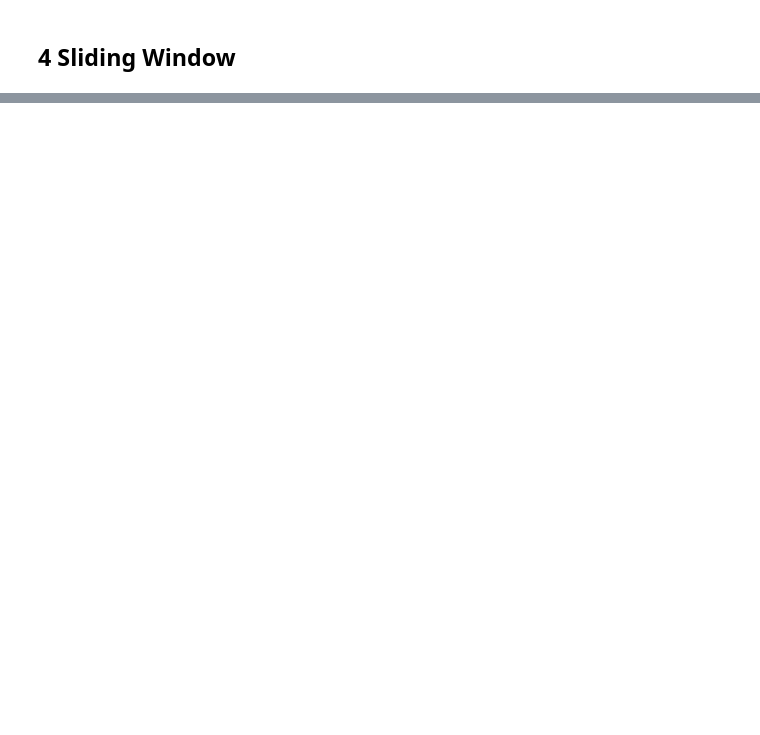
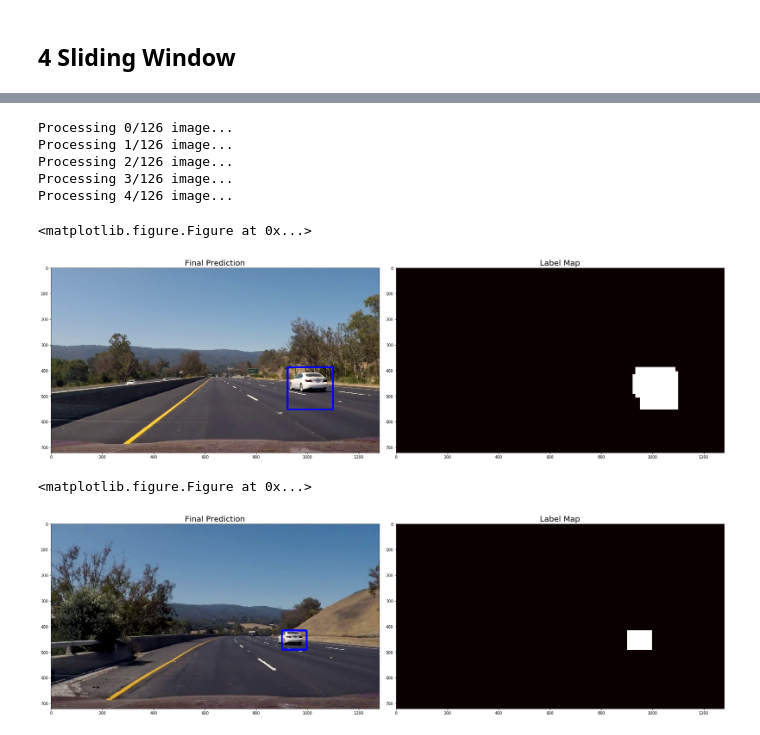
Before and after one commit to bwuzhang/CarND-Vehicle-Detection, a Jupyter notebook: Untitled.ipynb, the cells around one changed output, grey strips where cells are left out. Drawn from its saved outputs; the diff is of its cells as text; code cells hidden in the pictures; blank space fills up the shorter version.

```diff
--- a/Untitled.ipynb
+++ b/Untitled.ipynb
@@ -26,13 +26,14 @@ else:
     for path, subdirs, files in os.walk('vehicles'):
         for name in files:
             if name.endswith('.png'):
-#                 vehicle_images.append(cv2.cvtColor(cv2.imread(os.path.join(path, name)), cv2.COLOR_BGR2GRAY))
-                vehicle_images.append(cv2.imread(os.path.join(path, name)))
+                vehicle_images.append(cv2.cvtColor(cv2.imread(os.path.join(path, name)), cv2.COLOR_BGR2RGB))
+#                 vehicle_images.append(cv2.imread(os.path.join(path, name)))
     np.save('vehicle_images.npy', vehicle_images)
     for path, subdirs, files in os.walk('non-vehicles'):
         for name in files:
             if name.endswith('.png'):
-                non_vehicle_images.append(cv2.imread(os.path.join(path, name)))
+#                 non_vehicle_images.append(cv2.imread(os.path.join(path, name)))
+                non_vehicle_images.append(cv2.cvtColor(cv2.imread(os.path.join(path, name)), cv2.COLOR_BGR2RGB))
     np.save('non_vehicle_images.npy', non_vehicle_images)
 
 
@@ -305,13 +339,20 @@ def slide_window(img, x_start_stop=[None, None], y_start_stop=[None, None],
 test_images = []
 for file in os.listdir('test_images'):
     if file.endswith('.jpg'):
-        test_image = cv2.imread(os.path.join('test_images', file))
+        test_image = cv2.cvtColor(cv2.imread(os.path.join('test_images', file)), cv2.COLOR_BGR2RGB)
         test_images.append(test_image)
 print(len(test_images))
 
 frame_images = []
 for file in os.listdir('frames'):
     if file.endswith('.jpg'):
-        frame_image = cv2.imread(os.path.join('frames', file))
+        frame_image = cv2.cvtColor(cv2.imread(os.path.join('frames', file)), cv2.COLOR_BGR2RGB)
         frame_images.append(frame_image)
 print(len(frame_images))
+
+test_frame_images = []
+for file in os.listdir('test_frames'):
+    if file.endswith('.jpg'):
+        test_frame_image = cv2.cvtColor(cv2.imread(os.path.join('test_frames', file)), cv2.COLOR_BGR2RGB)
+        test_frame_images.append(test_frame_image)
+print(len(test_frame_images))
@@ -318,6 +363,6 @@ print(len(frame_images))
 # %%
-x_overlap = 0.8
-y_overlap = 0.8
+x_overlap = 0.7
+y_overlap = 0.7
 
 def pipeline(image):
     imcopy = np.copy(image)
@@ -337,9 +382,9 @@ def pipeline(image):
 #     windows.extend(slide_window(image, x_start_stop=[680, test_images[0].shape[1]],
 #                            y_start_stop=[390, 390+100],
 #                            xy_window=(75, 75), xy_overlap=(x_overlap, y_overlap)))
-    windows.extend(slide_window(image, x_start_stop=[830, test_images[0].shape[1]],
-                           y_start_stop=[350-75, test_images[0].shape[0]],
-                           xy_window=(300, 300), xy_overlap=(x_overlap, y_overlap)))
+#     windows.extend(slide_window(image, x_start_stop=[830, test_images[0].shape[1]],
+#                            y_start_stop=[350-75, test_images[0].shape[0]],
+#                            xy_window=(300, 300), xy_overlap=(x_overlap, y_overlap)))
     windows.extend(slide_window(image, x_start_stop=[716, test_images[0].shape[1]],
                            y_start_stop=[350-57, 370+225+58],
                            xy_window=(225, 225), xy_overlap=(x_overlap, y_overlap)))
@@ -361,33 +406,79 @@ def pipeline(image):
                             orient=orient, pix_per_cell=pix_per_cell,
                             cell_per_block=cell_per_block,
                             hog_channel=hog_channel, spatial_feat=spatial_feat,
                             hist_feat=hist_feat, hog_feat=hog_feat)
         normalized_feature = train_features_scaler.transform(feature.flatten().reshape([1,-1]))
         if svr.predict(normalized_feature) == 1:
             prediction_windows.append(window)
+
+
+#     for prediction_window in prediction_windows:
+#         cv2.rectangle(imcopy, prediction_window[0], prediction_window[1], (0,0,255), 6)
+
     heatmap = np.zeros((720, 1280))
 
     for prediction_window in prediction_windows:
         heatmap[prediction_window[0][1]:prediction_window[1][1], prediction_window[0][0]:prediction_window[1][0]] += 1
 
     labels = label(heatmap)
 
     for car_number in range(1, labels[1]+1):
         # Find pixels with each car_number label value
         nonzero = (labels[0] == car_number).nonzero()
         # Identify x and y values of those pixels
         nonzeroy = np.array(nonzero[0])
         nonzerox = np.array(nonzero[1])
         # Define a bounding box based on min/max x and y
         bbox = ((np.min(nonzerox), np.min(nonzeroy)), (np.max(nonzerox), np.max(nonzeroy)))
         # Draw the box on the image
         cv2.rectangle(imcopy, bbox[0], bbox[1], (0,0,255), 6)
 
-    return imcopy
+#     return imcopy, np.clip(heatmap, 0, 255)
+    return imcopy, labels[0]
+#     return imcopy
+
+def show_images(image1, image2,  image1_exp="Image 1", image2_exp="Image 2", save_name="save.jpg"):
+    f, (ax1, ax2) = plt.subplots(1, 2, figsize=(24, 9))
+    f.tight_layout()
+    ax1.imshow(image1)
+    ax1.set_title(image1_exp, fontsize=20)
+    ax2.imshow(image2, cmap='hot')
+    ax2.set_title(image2_exp, fontsize=20)
+    plt.subplots_adjust(left=0., right=1, top=0.9, bottom=0.)
+    plt.savefig(save_name)
+
+# for j, image in enumerate(frame_images):
+#     if j > 4:
+#         break
+#     print('Processing {}/{} image...'.format(j, len(frame_images)))
+#     plt.figure()
+#     result, heatmap = pipeline(image)
+
+#     show_images(result, heatmap, "Car Positions", "Result", 'examples/result_{}.jpg'.format(j))
 
 for j, image in enumerate(frame_images):
-    if j > 50:
+    if j > 4:
         break
     print('Processing {}/{} image...'.format(j, len(frame_images)))
     plt.figure()
-    plt.imshow(cv2.cvtColor(pipeline(image), cv2.COLOR_BGR2RGB))
+    result, labels = pipeline(image)
+
+    show_images(result, labels, "Final Prediction", "Label Map", 'examples/final_result_{}.jpg'.format(j))
+
+# for j, image in enumerate(frame_images):
+#     if j > 4:
+#         break
+#     print('Processing {}/{} image...'.format(j, len(frame_images)))
+#     plt.figure()
+#     result= pipeline(image)
+#     plt.imshow(result)
+# %% [output]
+Processing 0/126 image...
+Processing 1/126 image...
+Processing 2/126 image...
+Processing 3/126 image...
+Processing 4/126 image...
+<matplotlib.figure.Figure at 0x...>
+[figure, added]
+<matplotlib.figure.Figure at 0x...>
+[figure, added]
```
Also changed, not shown: parts of 7 cells of this notebook, 23 other files.
